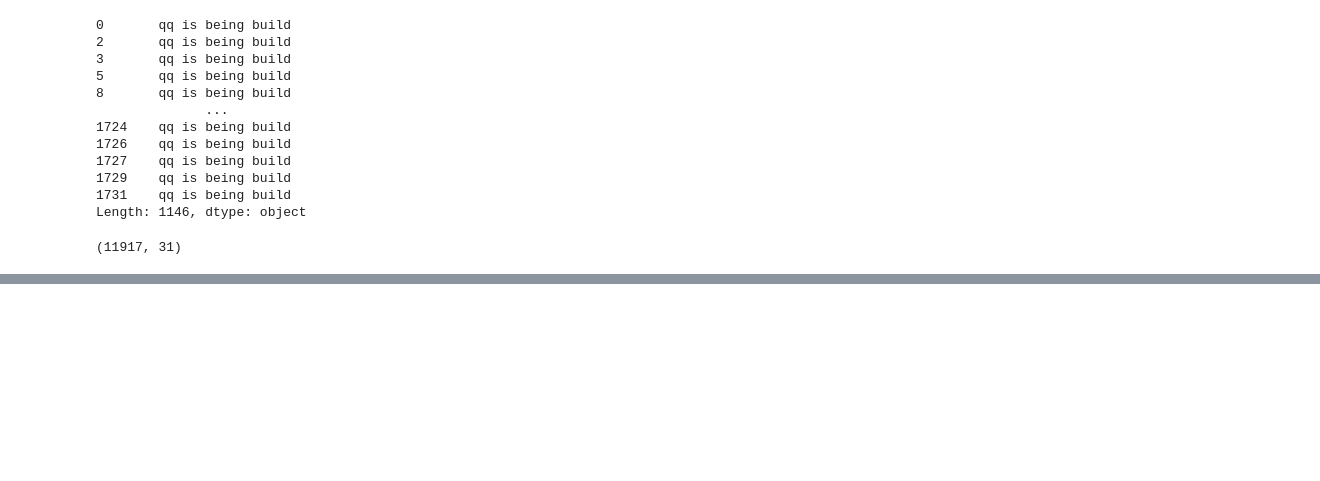
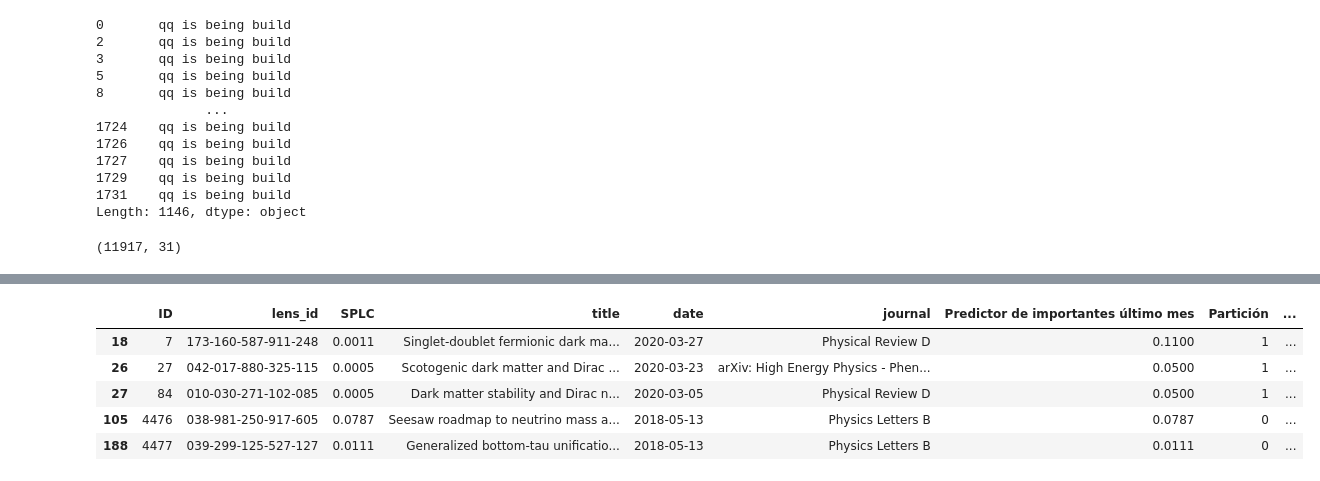
Before and after one commit to restrepo/articles_COVID-19, a Jupyter notebook: lens_scotogenic.ipynb, the cells around one changed output, grey strips where cells are left out. Drawn from its saved outputs; the diff is of its cells as text; code cells hidden in the pictures; blank space fills up the shorter version.

```diff
--- a/lens_scotogenic.ipynb
+++ b/lens_scotogenic.ipynb
@@ -465,0 +530,10 @@ cvt[['lens_id','title','date','journal']].to_excel('scotogenic_pajek_hoja_2.xlsx
+# %%
+gr[gr['Nodo en el grafo'].astype(int).apply(lambda n: n in
+            [10,34,2,86,87])]
+# %% [output]
+|  | ID | lens_id | SPLC | title | date | journal | Predictor de importantes último mes | Partición | ... |
+| 18 | 7 | 173-160-587-911-248 | 0.0011 | Singlet-doublet fermionic dark ma... | 2020-03-27 | Physical Review D | 0.1100 | 1 | ... |
+| 26 | 27 | 042-017-880-325-115 | 0.0005 | Scotogenic dark matter and Dirac ... | 2020-03-23 | arXiv: High Energy Physics - Phen... | 0.0500 | 1 | ... |
+| 27 | 84 | 010-030-271-102-085 | 0.0005 | Dark matter stability and Dirac n... | 2020-03-05 | Physical Review D | 0.0500 | 1 | ... |
+| 105 | 4476 | 038-981-250-917-605 | 0.0787 | Seesaw roadmap to neutrino mass a... | 2018-05-13 | Physics Letters B | 0.0787 | 0 | ... |
+| 188 | 4477 | 039-299-125-527-127 | 0.0111 | Generalized bottom-tau unificatio... | 2018-05-13 | Physics Letters B | 0.0111 | 0 | ... |
```
Also changed, not shown: parts of 11 cells of this notebook.
